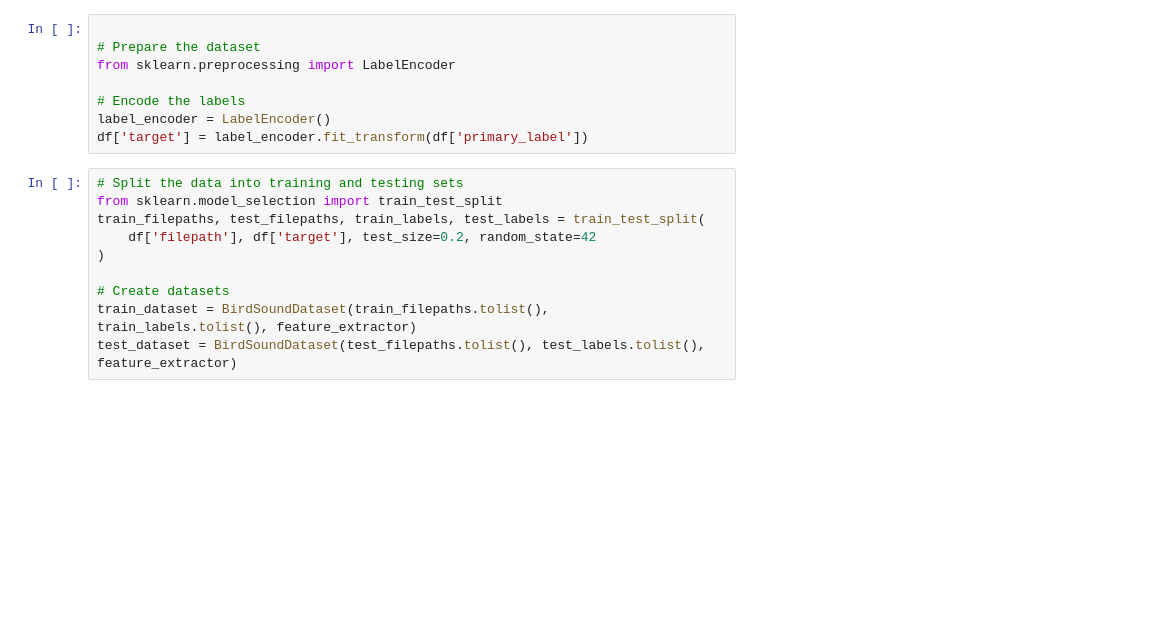
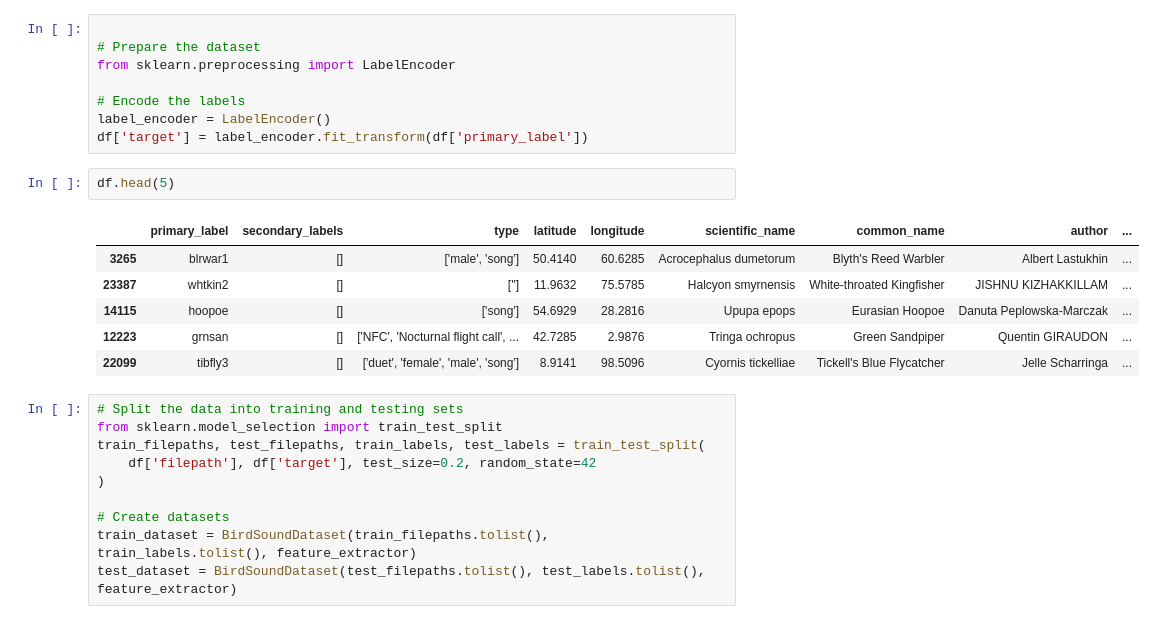
Before and after one commit to kagozi/BirdCLEF-2024, a Jupyter notebook: transformers-method.ipynb, the cells around one changed output. Saved outputs shown, nothing was run; the diff lists cells and outputs as text; blank space fills up the shorter version.

```diff
--- a/transformers-method.ipynb
+++ b/transformers-method.ipynb
@@ -124,6 +124,15 @@ from sklearn.preprocessing import LabelEncoder
 # Encode the labels
 label_encoder = LabelEncoder()
 df['target'] = label_encoder.fit_transform(df['primary_label'])
+# %%
+df.head(5)
+# %% [output]
+|  | primary_label | secondary_labels | type | latitude | longitude | scientific_name | common_name | author | ... |
+| 3265 | blrwar1 | [] | ['male', 'song'] | 50.4140 | 60.6285 | Acrocephalus dumetorum | Blyth's Reed Warbler | Albert Lastukhin | ... |
+| 23387 | whtkin2 | [] | [''] | 11.9632 | 75.5785 | Halcyon smyrnensis | White-throated Kingfisher | JISHNU KIZHAKKILLAM | ... |
+| 14115 | hoopoe | [] | ['song'] | 54.6929 | 28.2816 | Upupa epops | Eurasian Hoopoe | Danuta Peplowska-Marczak | ... |
+| 12223 | grnsan | [] | ['NFC', 'Nocturnal flight call', ... | 42.7285 | 2.9876 | Tringa ochropus | Green Sandpiper | Quentin GIRAUDON | ... |
+| 22099 | tibfly3 | [] | ['duet', 'female', 'male', 'song'] | 8.9141 | 98.5096 | Cyornis tickelliae | Tickell's Blue Flycatcher | Jelle Scharringa | ... |
 # %%
 # Split the data into training and testing sets
 from sklearn.model_selection import train_test_split
```
Also changed, not shown: parts of 3 cells of this notebook, 1 other file.
